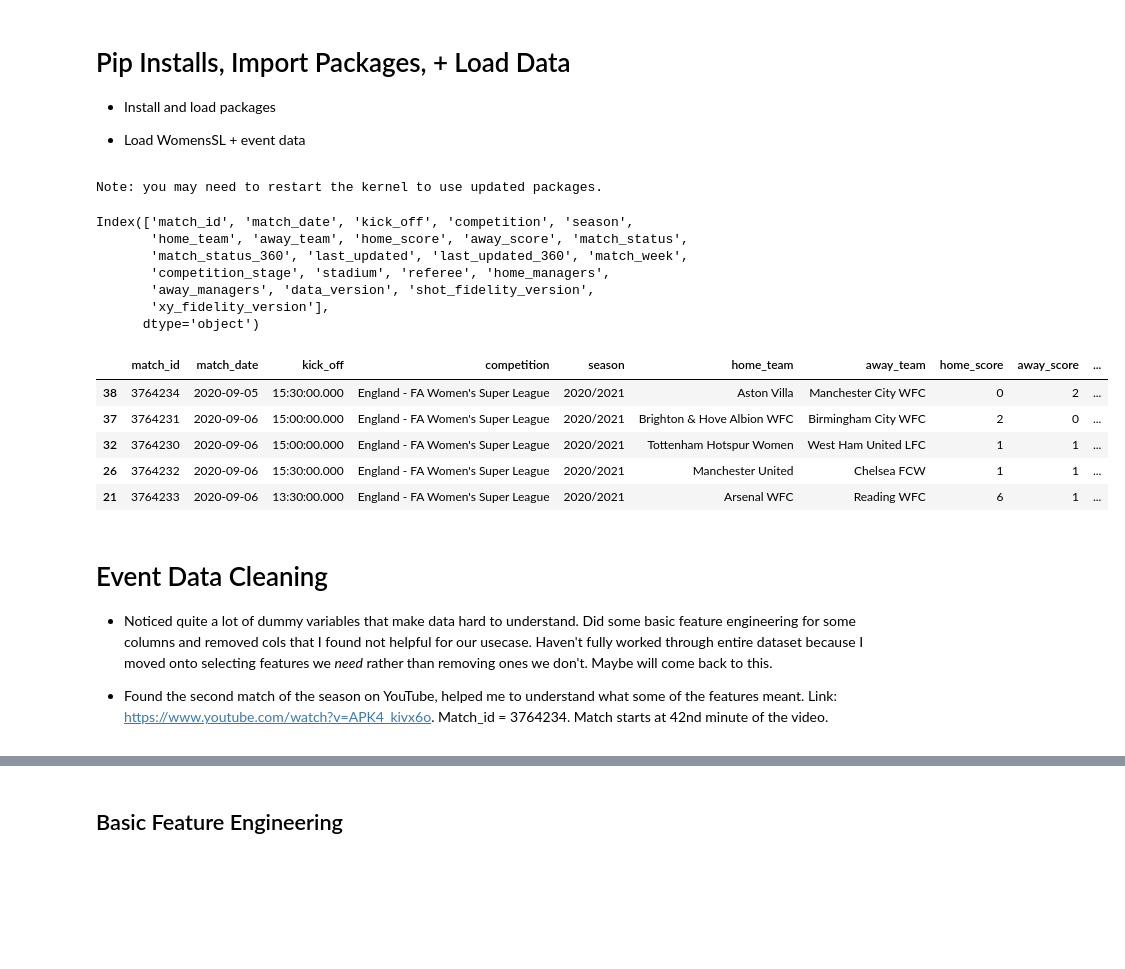
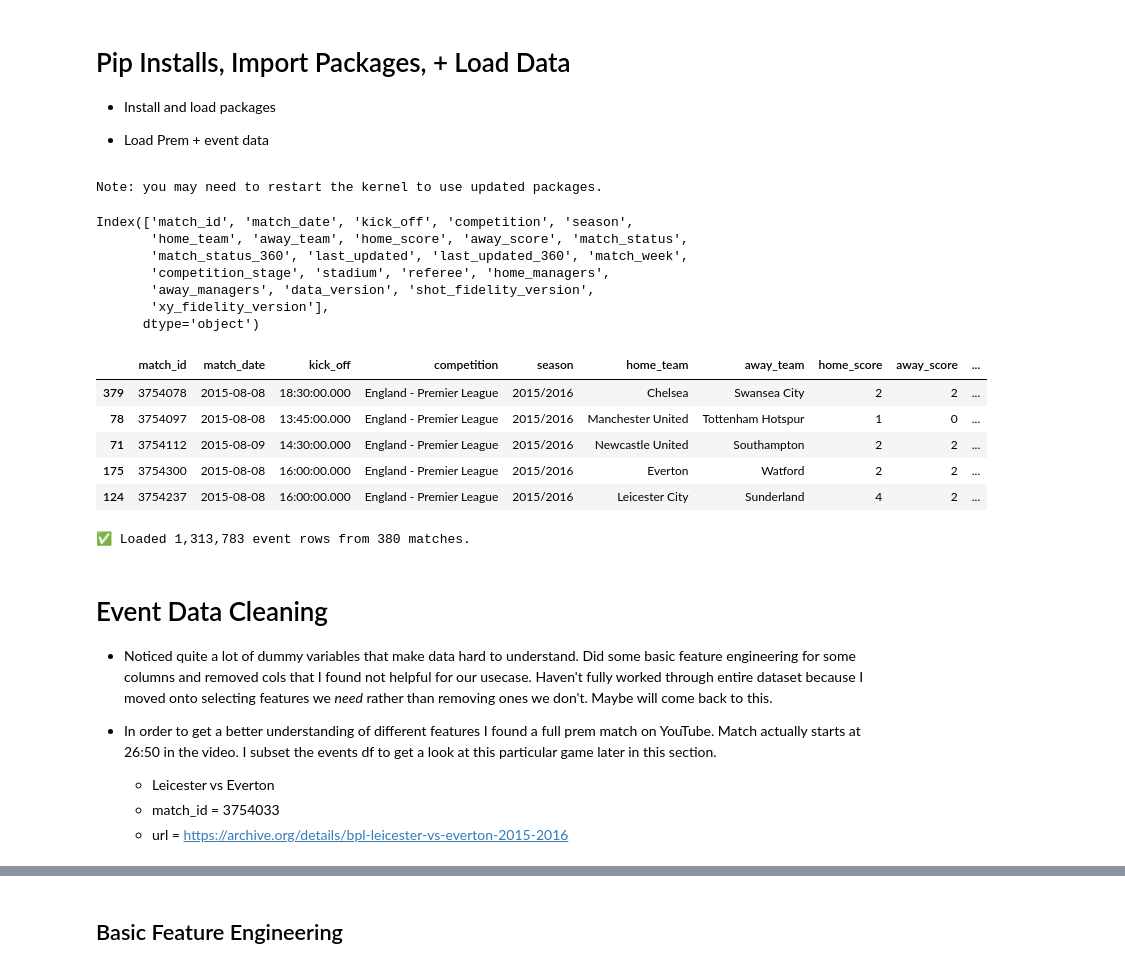
Before and after one commit to hwillif/Throw-in-Project, a Jupyter notebook: Throw-in Project - Jimenez.ipynb, the cells around one changed output, grey strips where cells are left out. Saved outputs shown, nothing was run; the diff lists cells and outputs as text; code cells hidden in the pictures; blank space fills up the shorter version.

```diff
--- a/Throw-in Project - Jimenez.ipynb
+++ b/Throw-in Project - Jimenez.ipynb
@@ -3,5 +3,5 @@
 
 -   Install and load packages
 
--   Load WomensSL + event data
+-   Load Prem + event data
 # %%
@@ -26,23 +34,23 @@ import math
 import warnings
 warnings.filterwarnings("ignore")
 # %%
-# 2020/2021 Women's Super League (Prem for females)
-WomenSL = sb.matches(competition_id=37, season_id=90)
+# 2015/2016 Premier League Matches
+Prem = sb.matches(competition_id=2, season_id=27)
 
 # Print cols + head
-print(WomenSL.columns)
-WomenSL.sort_values(by='match_week', ascending=True).head()
+print(Prem.columns)
+Prem.sort_values(by='match_week', ascending=True).head()
 # %% [output]
 Index(['match_id', 'match_date', 'kick_off', 'competition', 'season',
        'home_team', 'away_team', 'home_score', 'away_score', 'match_status',
        'match_status_360', 'last_updated', 'last_updated_360', 'match_week',
        'competition_stage', 'stadium', 'referee', 'home_managers',
        'away_managers', 'data_version', 'shot_fidelity_version',
        'xy_fidelity_version'],
       dtype='object')
 |  | match_id | match_date | kick_off | competition | season | home_team | away_team | home_score | away_score | ... |
-| 38 | 3764234 | 2020-09-05 | 15:30:00.000 | England - FA Women's Super League | 2020/2021 | Aston Villa | Manchester City WFC | 0 | 2 | ... |
-| 37 | 3764231 | 2020-09-06 | 15:00:00.000 | England - FA Women's Super League | 2020/2021 | Brighton & Hove Albion WFC | Birmingham City WFC | 2 | 0 | ... |
-| 32 | 3764230 | 2020-09-06 | 15:00:00.000 | England - FA Women's Super League | 2020/2021 | Tottenham Hotspur Women | West Ham United LFC | 1 | 1 | ... |
-| 26 | 3764232 | 2020-09-06 | 15:30:00.000 | England - FA Women's Super League | 2020/2021 | Manchester United | Chelsea FCW | 1 | 1 | ... |
-| 21 | 3764233 | 2020-09-06 | 13:30:00.000 | England - FA Women's Super League | 2020/2021 | Arsenal WFC | Reading WFC | 6 | 1 | ... |
+| 379 | 3754078 | 2015-08-08 | 18:30:00.000 | England - Premier League | 2015/2016 | Chelsea | Swansea City | 2 | 2 | ... |
+| 78 | 3754097 | 2015-08-08 | 13:45:00.000 | England - Premier League | 2015/2016 | Manchester United | Tottenham Hotspur | 1 | 0 | ... |
+| 71 | 3754112 | 2015-08-09 | 14:30:00.000 | England - Premier League | 2015/2016 | Newcastle United | Southampton | 2 | 2 | ... |
+| 175 | 3754300 | 2015-08-08 | 16:00:00.000 | England - Premier League | 2015/2016 | Everton | Watford | 2 | 2 | ... |
+| 124 | 3754237 | 2015-08-08 | 16:00:00.000 | England - Premier League | 2015/2016 | Leicester City | Sunderland | 4 | 2 | ... |
@@ -136,9 +57,48 @@ add_meta=True
+# %%
+# Intial empty lists
+all_events = [] # where match df and events df will be concatenated
+failures = [] # for error handling if any matches fail
+
+# Unique match IDs from Prem
+match_ids = Prem["match_id"].dropna().astype(int).unique()
+
+# For loop going through each match and fetching events
+for mid in tqdm(match_ids, desc="Fetching events"):
+    try:
+        df = sb.events(match_id=mid) # Fetch events for the current match
+        if df.empty:
+            failures.append((mid, "No events returned")) # Track matches where StatsBomb returns no events
+        else:
+            df["match_id"] = mid # Add `match_id` column to keep track of which match this row belongs to
+            all_events.append(df) # Append this match's events to the list
+    except Exception as e:
+        failures.append((mid, str(e))) # Track matches that raise an error during fetching
+
+
+# Concat all match dataframes into one big DataFrame
+if all_events:
+    events_df = pd.concat(all_events, ignore_index=True)
+    print(f"✅ Loaded {len(events_df):,} event rows from {len(all_events)} matches.")
+else:
+    events_df = pd.DataFrame()
+    print("⚠️ No events were loaded.")
+
+# Error handling
+if failures:
+    print(f"⚠️ Skipped {len(failures)} matches (showing first 5):")
+    for mid, msg in failures[:5]:
+        print(f"  - match_id={mid}: {msg}")
+# %% [output]
+✅ Loaded 1,313,783 event rows from 380 matches.
 # %% [markdown]
 # Event Data Cleaning
 
 -   Noticed quite a lot of dummy variables that make data hard to understand. Did some basic feature engineering for some columns and removed cols that I found not helpful for our usecase. Haven't fully worked through entire dataset because I moved onto selecting features we *need* rather than removing ones we don't. Maybe will come back to this.
 
--   Found the second match of the season on YouTube, helped me to understand what some of the features meant. Link: https://www.youtube.com/watch?v=APK4_kivx6o. Match_id = 3764234. Match starts at 42nd minute of the video.
+-   In order to get a better understanding of different features I found a full prem match on YouTube. Match actually starts at 26:50 in the video. I subset the events df to get a look at this particular game later in this section.
+    -   Leicester vs Everton
+    -   match_id = 3754033
+    -   url = https://archive.org/details/bpl-leicester-vs-everton-2015-2016
 # %%
 # Inspect Event Data Frame Head
 pd.set_option('display.max_columns', None)
```
Also changed, not shown: parts of 17 cells of this notebook.
